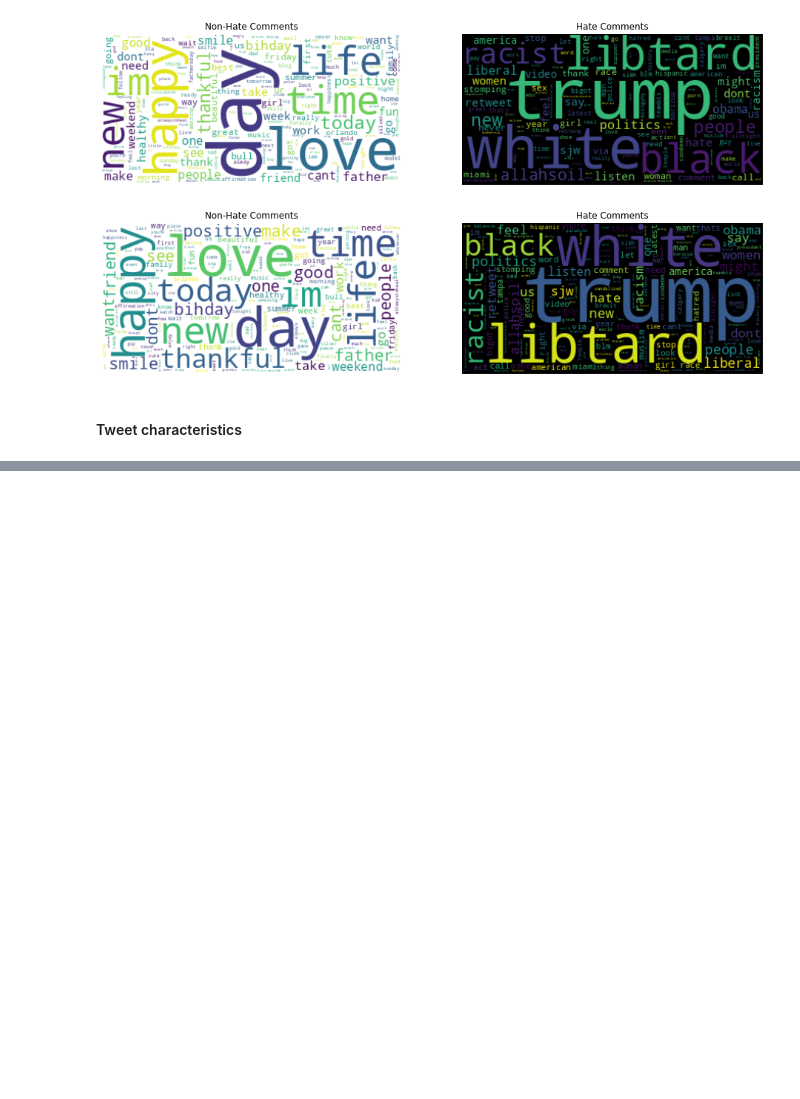
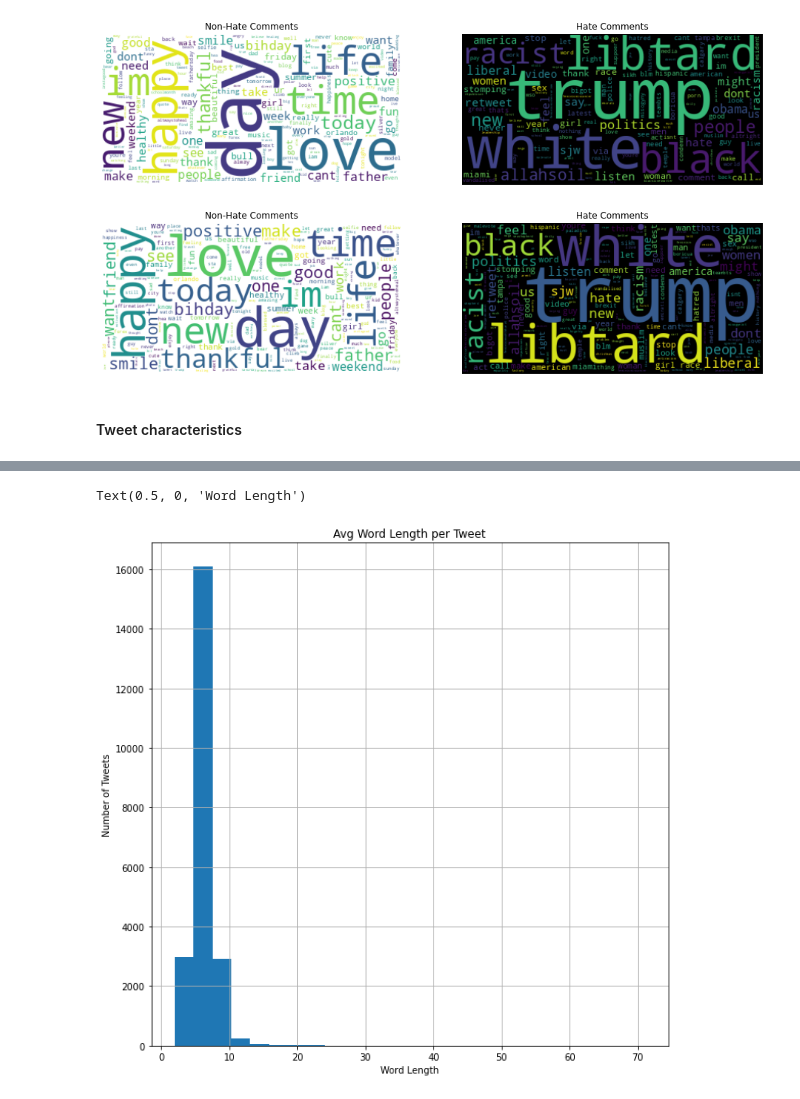
Before and after one commit to natalie-ayers/life_cycle_of_hate_speech, a Jupyter notebook: exploratory_data_analysis.ipynb, the cells around one changed output, grey strips where cells are left out. Saved outputs shown, nothing was run; the diff lists cells and outputs as text; code cells hidden in the pictures; blank space fills up the shorter version.

```diff
--- a/exploratory_data_analysis.ipynb
+++ b/exploratory_data_analysis.ipynb
@@ -63,0 +80,13 @@ train_df['clean_tweet'].str.len().hist()
+# %%
+fig, axs = plt.subplots(1,1 , figsize=(10,10))
+
+train_df['clean_tweet'].str.split().\
+   apply(lambda x : [len(i) for i in x]). \
+   map(lambda x: np.mean(x)).hist(bins=25)
+
+axs.set_title("Avg Word Length per Tweet")
+axs.set_ylabel("Number of Tweets")
+axs.set_xlabel("Word Length")
+# %% [output]
+Text(0.5, 0, 'Word Length')
+[figure, added]
```
Also changed, not shown: parts of 4 cells of this notebook, 2 other files.
